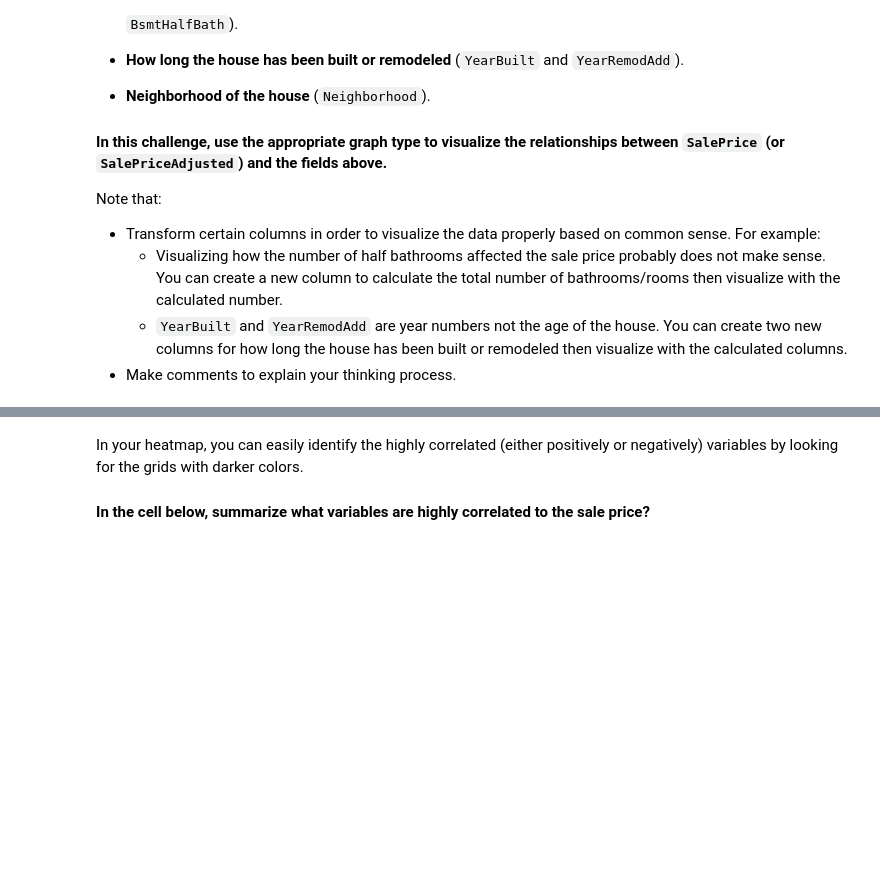
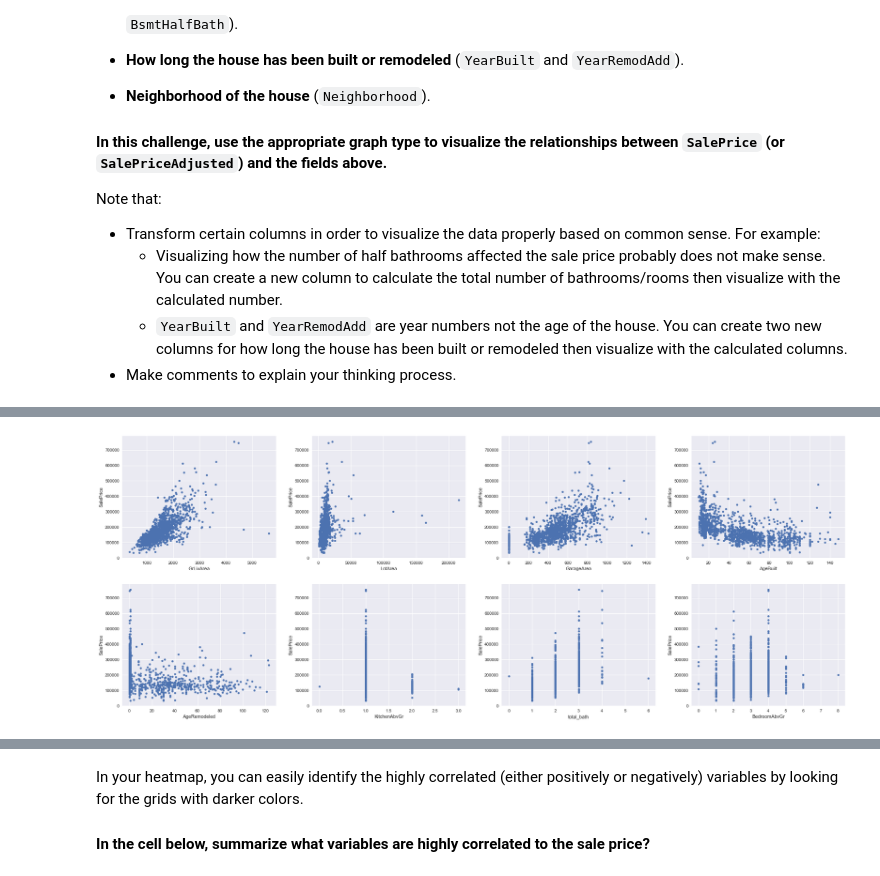
Before and after one commit to ta-datapt-bcn/lab-storytelling-data-visualization, a Jupyter notebook: your-code/main.ipynb, the cells around one changed output, grey strips where cells are left out. Cells and saved outputs as stored; diff of their text form; code cells hidden in the pictures; blank space fills up the shorter version.

```diff
--- a/your-code/main.ipynb
+++ b/your-code/main.ipynb
@@ -105,0 +144,5 @@ Note that:
+# %%
+df1=df[['SalePrice', 'GrLivArea', 'LotArea', 'GarageArea', 'BedroomAbvGr', 'KitchenAbvGr', 'FullBath',
+                    'HalfBath', 'BsmtFullBath', 'BsmtHalfBath', 'YearBuilt', 'YearRemodAdd', 'Neighborhood']]
+# %%
+df1['total_bath']=df1['FullBath']+df1['BsmtFullBath']
@@ -105,0 +155,2 @@ Note that:
+# %%
+df1['bath_ratio']=df1['total_bath'] /df1['BedroomAbvGr']
@@ -105,0 +163,3 @@ Note that:
+# %%
+df1["AgeBuilt"] = [2020-i for i in df1['YearBuilt']]
+df1["AgeRemodeled"] = df1['YearRemodAdd'] - df1['YearBuilt']
@@ -105,0 +201,30 @@ Note that:
+# %%
+fig = plt.figure(2, figsize = (25,10))
+
+ax1 = fig.add_subplot(2, 4, 1)
+df1.plot.scatter(x = "GrLivArea", y = "SalePrice", ax=ax1)
+
+ax2 = fig.add_subplot(2, 4, 2)
+df1.plot.scatter(x = "LotArea", y = "SalePrice", ax=ax2)
+
+ax3 = fig.add_subplot(2, 4, 3)
+df1.plot.scatter(x = "GarageArea", y = "SalePrice", ax=ax3)
+
+ax4 = fig.add_subplot(2, 4, 4)
+df1.plot.scatter(x = "AgeBuilt", y = "SalePrice", ax=ax4)
+
+ax5 = fig.add_subplot(2, 4, 5)
+df1.plot.scatter(x = "AgeRemodeled", y = "SalePrice", ax=ax5)
+
+ax6 = fig.add_subplot(2, 4, 6)
+df1.plot.scatter(x = "KitchenAbvGr", y = "SalePrice", ax=ax6)
+
+ax7 = fig.add_subplot(2, 4, 7)
+df1.plot.scatter(x = "total_bath", y = "SalePrice", ax=ax7)
+
+ax8 = fig.add_subplot(2, 4, 8)
+df1.plot.scatter(x = "BedroomAbvGr", y = "SalePrice", ax=ax8)
+
+fig.tight_layout(pad=3.0)
+# %% [output]
+[figure, added]
```
Also changed, not shown: parts of 24 cells of this notebook.
